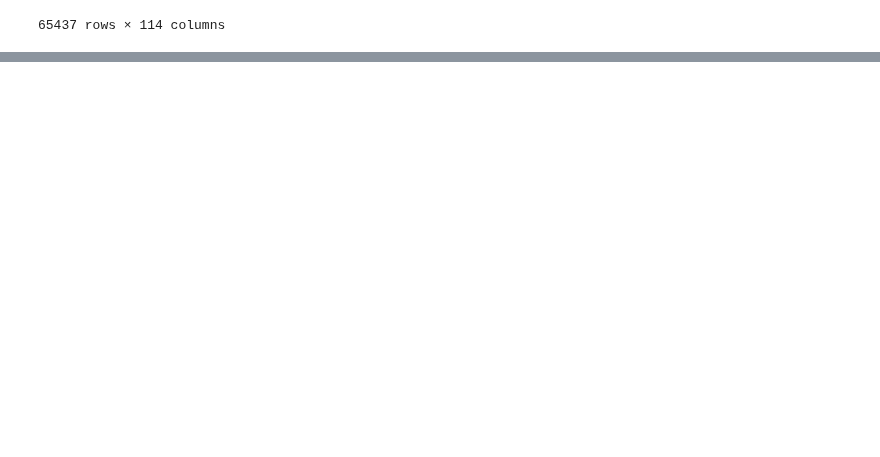
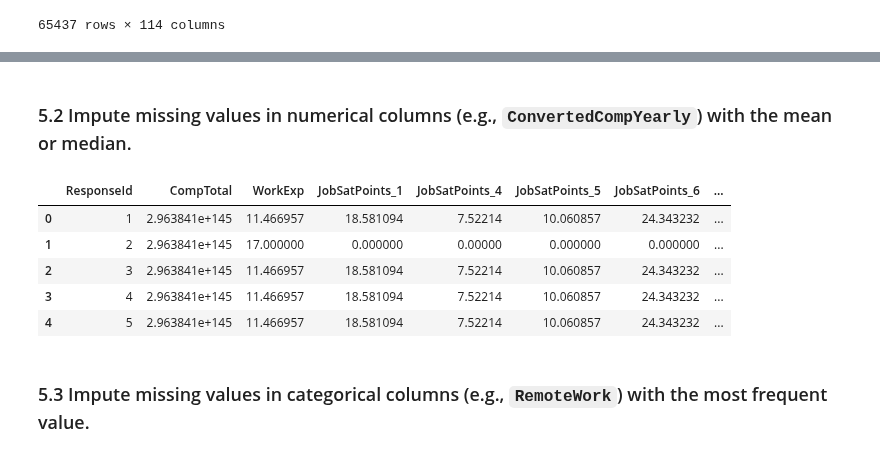
Before and after one commit to Hasan082/Data-Analysis, a Jupyter notebook: Capstone_project/Data Wrangling.ipynb, the cells around one changed output, grey strips where cells are left out. Cells and saved outputs as stored; diff of their text form; code cells hidden in the pictures; blank space fills up the shorter version.

```diff
--- a/Capstone_project/Data Wrangling.ipynb
+++ b/Capstone_project/Data Wrangling.ipynb
@@ -305,0 +347,15 @@ df
+# %% [markdown]
+### 5.2 Impute missing values in numerical columns (e.g., `ConvertedCompYearly`) with the mean or median.
+# %%
+numerical_columns = df.select_dtypes(include=['float64', 'int64']).columns
+df[numerical_columns] = df[numerical_columns].fillna(df[numerical_columns].mean())
+df[numerical_columns].head()
+# %% [output]
+|  | ResponseId | CompTotal | WorkExp | JobSatPoints_1 | JobSatPoints_4 | JobSatPoints_5 | JobSatPoints_6 | ... |
+| 0 | 1 | 2.963841e+145 | 11.466957 | 18.581094 | 7.52214 | 10.060857 | 24.343232 | ... |
+| 1 | 2 | 2.963841e+145 | 17.000000 | 0.000000 | 0.00000 | 0.000000 | 0.000000 | ... |
+| 2 | 3 | 2.963841e+145 | 11.466957 | 18.581094 | 7.52214 | 10.060857 | 24.343232 | ... |
+| 3 | 4 | 2.963841e+145 | 11.466957 | 18.581094 | 7.52214 | 10.060857 | 24.343232 | ... |
+| 4 | 5 | 2.963841e+145 | 11.466957 | 18.581094 | 7.52214 | 10.060857 | 24.343232 | ... |
+# %% [markdown]
+### 5.3 Impute missing values in categorical columns (e.g., `RemoteWork`) with the most frequent value.
```
Also changed, not shown: parts of 6 cells of this notebook.
